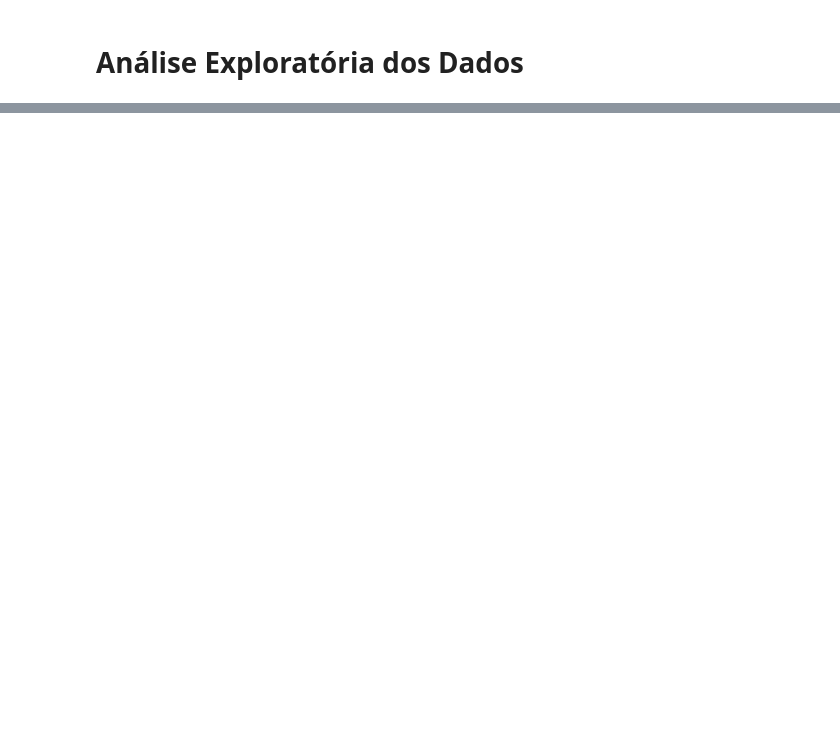
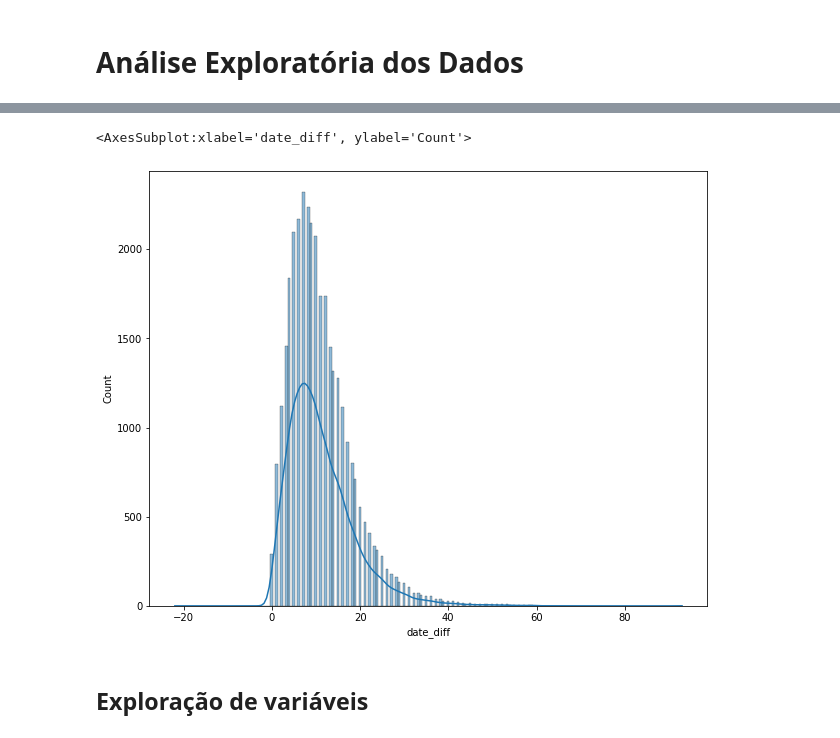
Before and after one commit to fernandakawasaki/Projeto-Base-de-Dados-COVID-19, a Jupyter notebook: notebook.ipynb, the cells around one changed output, grey strips where cells are left out. Cells and saved outputs as stored; diff of their text form; code cells hidden in the pictures; blank space fills up the shorter version.

```diff
--- a/notebook.ipynb
+++ b/notebook.ipynb
@@ -26,0 +37,4 @@ _deepnote_run_altair(covid, """{"$schema":"https://vega.github.io/schema/vega-li
+# %%
+covid_1['entry_date_day'] = covid_1['entry_date'].dt.date
+covid_1['date_symptoms_day'] = covid_1['date_symptoms'].dt.date
+covid_1['date_died_day'] = covid_1['date_died'].dt.date
@@ -44,0 +121,14 @@ covid_1['date_died'] = pd.to_datetime(covid_1['date_died'], format= '%d-%m-%Y')
+# %%
+covid_1['date_diff'] = (covid_1['date_died_day'] - covid_1['date_symptoms_day']) / np.timedelta64(1, 'D')
+
+date_interval = covid_1['date_diff']
+date_interval = date_interval.dropna()
+date_interval = date_interval.to_frame().reset_index(drop=True)
+date_interval
+plt.figure(figsize=(10, 8))
+sns.histplot(data=date_interval, x='date_diff', kde=True)
+# %% [output]
+<AxesSubplot:xlabel='date_diff', ylabel='Count'>
+[figure, added]
+# %% [markdown]
+## Exploração de variáveis
```
Also changed, not shown: parts of 50 cells of this notebook.
